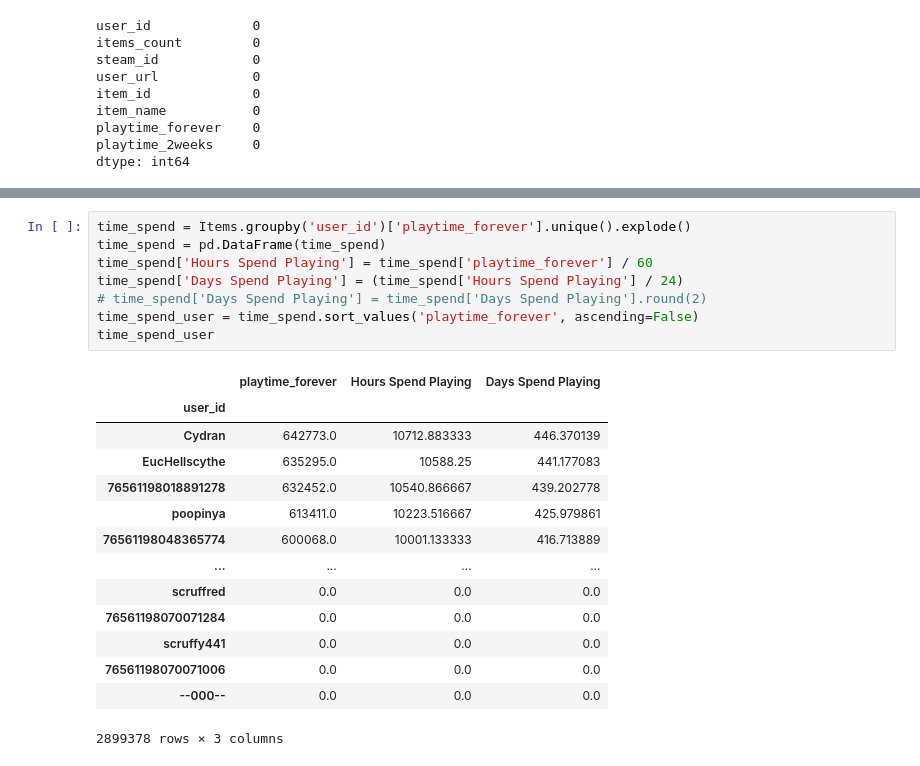
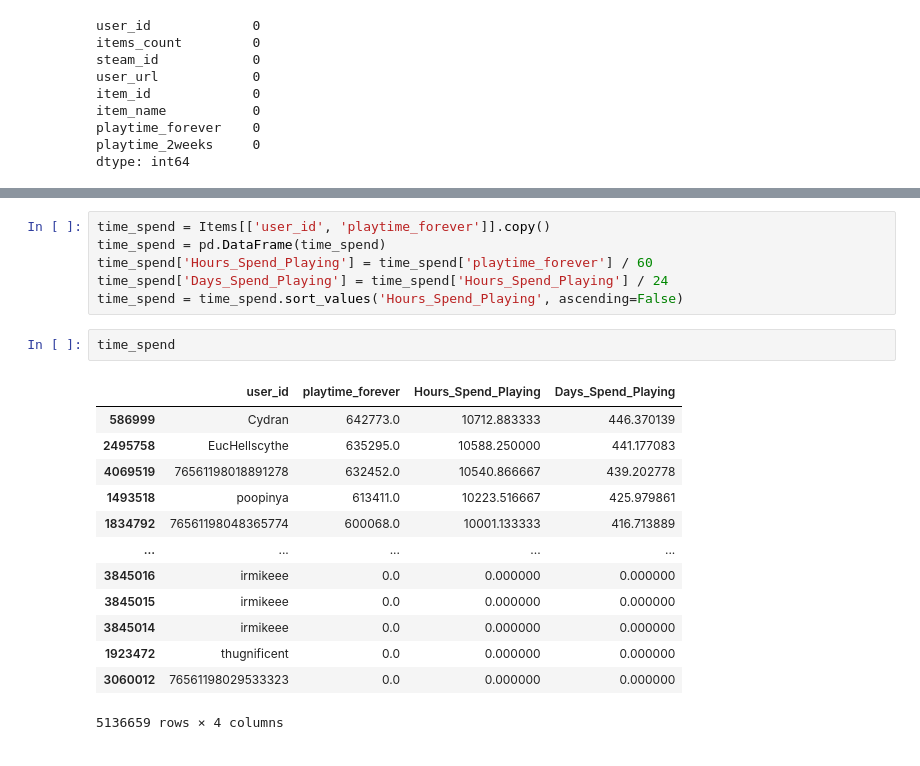
Before and after one commit to Jhonisnotreal/MLOPS_STEAM, a Jupyter notebook: EDA.ipynb, the cells around one changed output, grey strips where cells are left out. Drawn from its saved outputs; the diff is of its cells as text.

```diff
--- a/EDA.ipynb
+++ b/EDA.ipynb
@@ -264,23 +268,22 @@ Text(0.5, 1.0, 'Most Purchased Games')
 # %%
-time_spend = Items.groupby('user_id')['playtime_forever'].unique().explode()
+time_spend = Items[['user_id', 'playtime_forever']].copy()
 time_spend = pd.DataFrame(time_spend)
-time_spend['Hours Spend Playing'] = time_spend['playtime_forever'] / 60
-time_spend['Days Spend Playing'] = (time_spend['Hours Spend Playing'] / 24)
-# time_spend['Days Spend Playing'] = time_spend['Days Spend Playing'].round(2)
-time_spend_user = time_spend.sort_values('playtime_forever', ascending=False)
-time_spend_user
+time_spend['Hours_Spend_Playing'] = time_spend['playtime_forever'] / 60
+time_spend['Days_Spend_Playing'] = time_spend['Hours_Spend_Playing'] / 24
+time_spend = time_spend.sort_values('Hours_Spend_Playing', ascending=False)
-# %% [output]
-|  | playtime_forever | Hours Spend Playing | Days Spend Playing |
-| user_id |  |  |  |
-| Cydran | 642773.0 | 10712.883333 | 446.370139 |
-| EucHellscythe | 635295.0 | 10588.25 | 441.177083 |
-| 76561198018891278 | 632452.0 | 10540.866667 | 439.202778 |
-| poopinya | 613411.0 | 10223.516667 | 425.979861 |
-| 76561198048365774 | 600068.0 | 10001.133333 | 416.713889 |
-| ... | ... | ... | ... |
-| scruffred | 0.0 | 0.0 | 0.0 |
-| 76561198070071284 | 0.0 | 0.0 | 0.0 |
-| scruffy441 | 0.0 | 0.0 | 0.0 |
-| 76561198070071006 | 0.0 | 0.0 | 0.0 |
-| --000-- | 0.0 | 0.0 | 0.0 |
-2899378 rows × 3 columns
+# %%
+time_spend
+# %% [output]
+|  | user_id | playtime_forever | Hours_Spend_Playing | Days_Spend_Playing |
+| 586999 | Cydran | 642773.0 | 10712.883333 | 446.370139 |
+| 2495758 | EucHellscythe | 635295.0 | 10588.250000 | 441.177083 |
+| 4069519 | 76561198018891278 | 632452.0 | 10540.866667 | 439.202778 |
+| 1493518 | poopinya | 613411.0 | 10223.516667 | 425.979861 |
+| 1834792 | 76561198048365774 | 600068.0 | 10001.133333 | 416.713889 |
+| ... | ... | ... | ... | ... |
+| 3845016 | irmikeee | 0.0 | 0.000000 | 0.000000 |
+| 3845015 | irmikeee | 0.0 | 0.000000 | 0.000000 |
+| 3845014 | irmikeee | 0.0 | 0.000000 | 0.000000 |
+| 1923472 | thugnificent | 0.0 | 0.000000 | 0.000000 |
+| 3060012 | 76561198029533323 | 0.0 | 0.000000 | 0.000000 |
+5136659 rows × 4 columns
```
Also changed, not shown: parts of 3 cells of this notebook.
